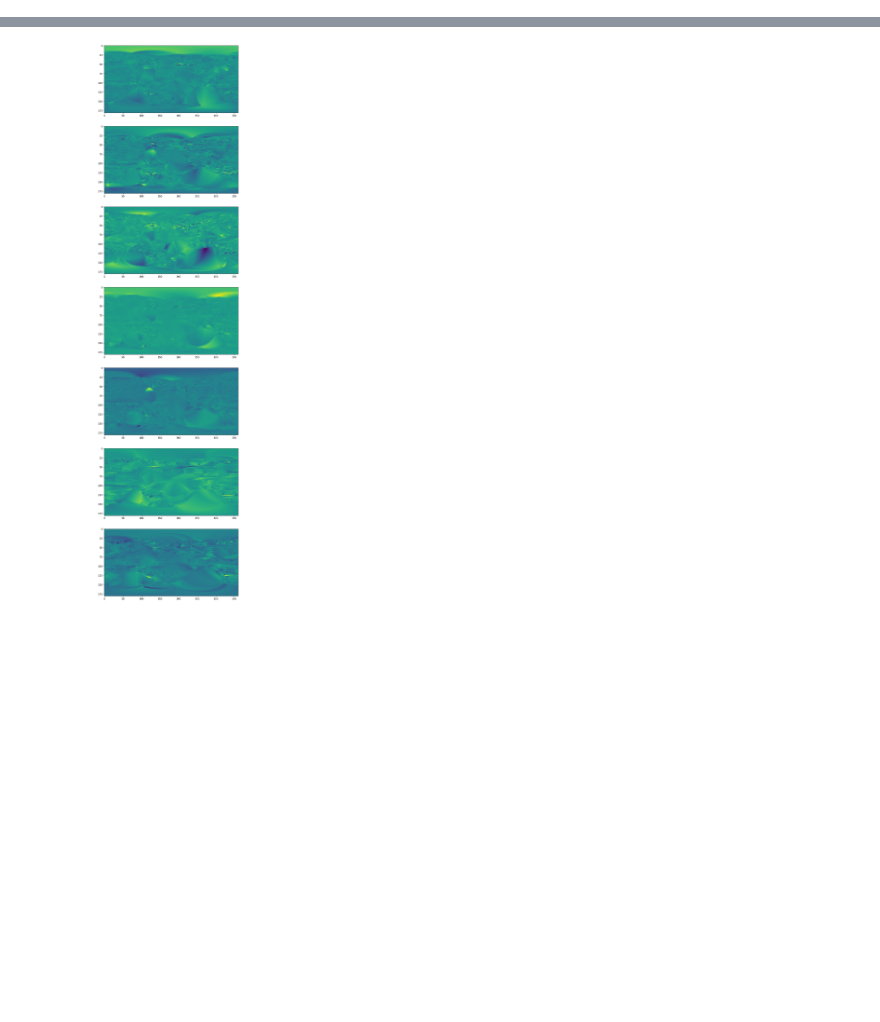
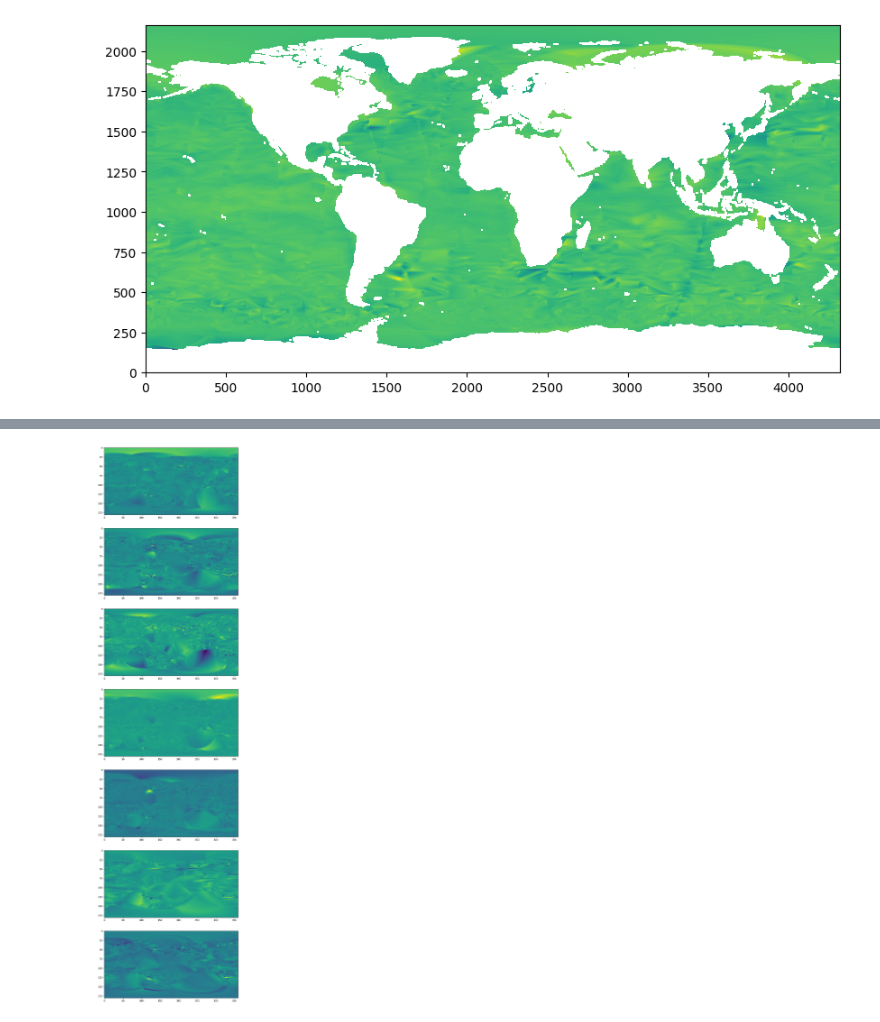
Before and after one commit to CasperTBangHansen/AltimeterGridding, a Jupyter notebook: VisualizeData.ipynb, the cells around one changed output, grey strips where cells are left out. Cells and saved outputs as stored; diff of their text form; code cells hidden in the pictures; blank space fills up the shorter version.

```diff
--- a/VisualizeData.ipynb
+++ b/VisualizeData.ipynb
@@ -11,0 +30,6 @@ grids = load_netcdfs(grid_paths)
+# %%
+plt.figure(figsize=(12,5))
+plt.imshow(grids[-1].z.values * land_masks[1].z.values, origin='lower')
+plt.show()
+# %% [output]
+[figure, added]
```
Also changed, not shown: parts of 4 cells of this notebook, 4 other files.
